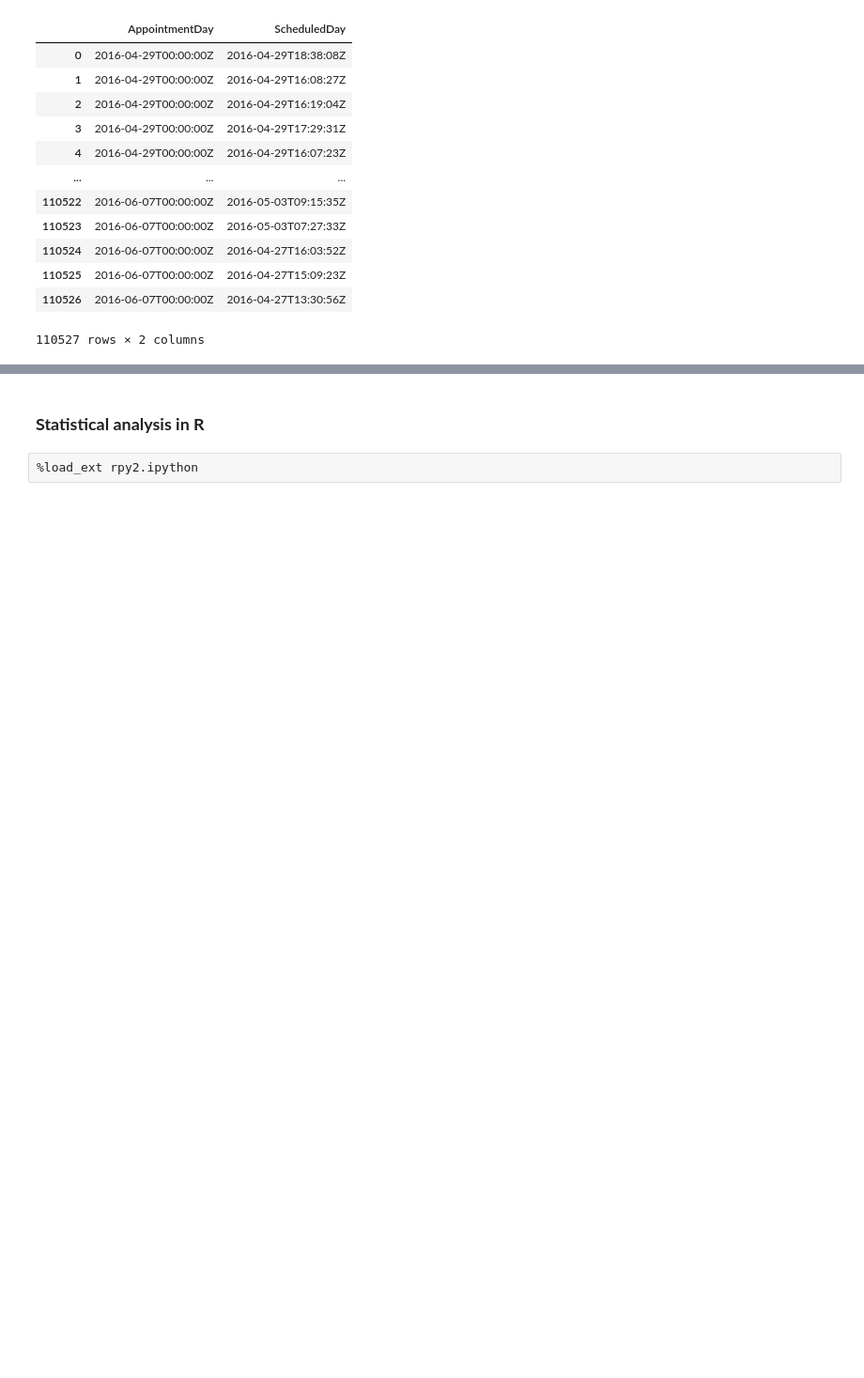
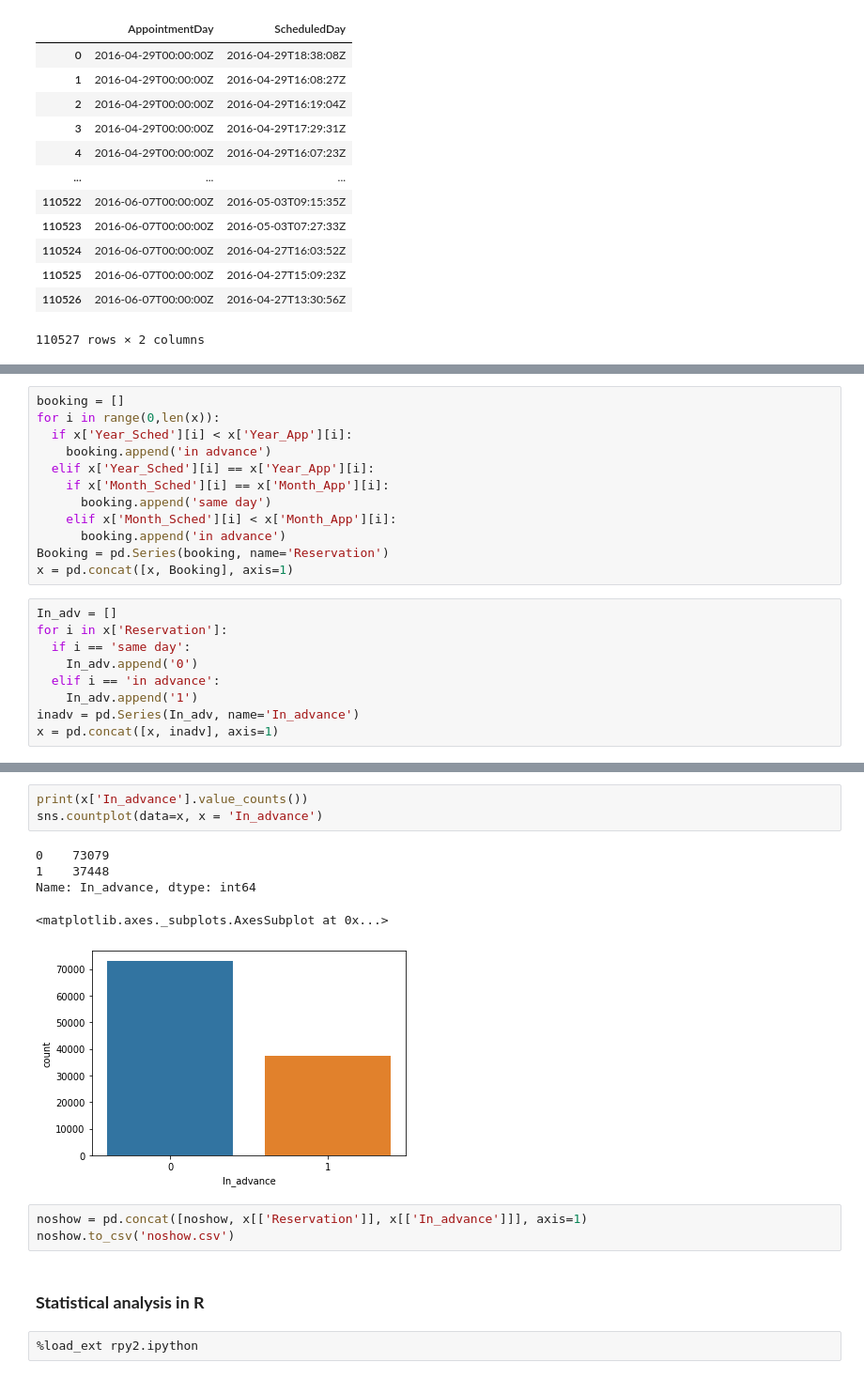
Before and after one commit to vy-phung/Data-analysis, a Jupyter notebook: No_Show_Medical_Appointment.ipynb, the cells around one changed output, grey strips where cells are left out. Shown at 94% size. Saved outputs shown, nothing was run; the diff lists cells and outputs as text; blank space fills up the shorter version.

```diff
--- a/No_Show_Medical_Appointment.ipynb
+++ b/No_Show_Medical_Appointment.ipynb
@@ -224,0 +245,21 @@ x
+# %%
+booking = []
+for i in range(0,len(x)):
+  if x['Year_Sched'][i] < x['Year_App'][i]:
+    booking.append('in advance')
+  elif x['Year_Sched'][i] == x['Year_App'][i]:
+    if x['Month_Sched'][i] == x['Month_App'][i]:
+      booking.append('same day')
+    elif x['Month_Sched'][i] < x['Month_App'][i]:
+      booking.append('in advance')
+Booking = pd.Series(booking, name='Reservation')
+x = pd.concat([x, Booking], axis=1)
+# %%
+In_adv = []
+for i in x['Reservation']:
+  if i == 'same day':
+    In_adv.append('0')
+  elif i == 'in advance':
+    In_adv.append('1')
+inadv = pd.Series(In_adv, name='In_advance')
+x = pd.concat([x, inadv], axis=1)
@@ -225,3 +282,15 @@ x
+# %%
+print(x['In_advance'].value_counts())
+sns.countplot(data=x, x = 'In_advance')
+# %% [output]
+0    73079
+1    37448
+Name: In_advance, dtype: int64
+<matplotlib.axes._subplots.AxesSubplot at 0x...>
+[figure, added]
+# %%
+noshow = pd.concat([noshow, x[['Reservation']], x[['In_advance']]], axis=1)
+noshow.to_csv('noshow.csv')
 # %% [markdown]
 ### **Statistical analysis in R**
 # %%
```
Also changed, not shown: parts of 48 cells of this notebook.
